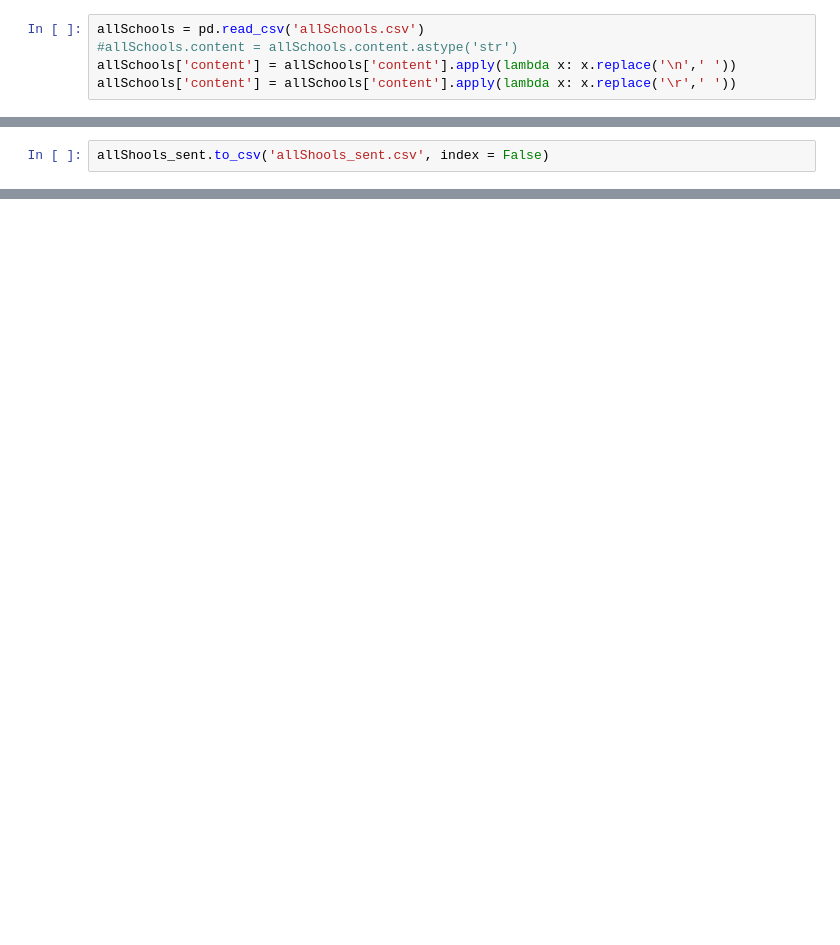
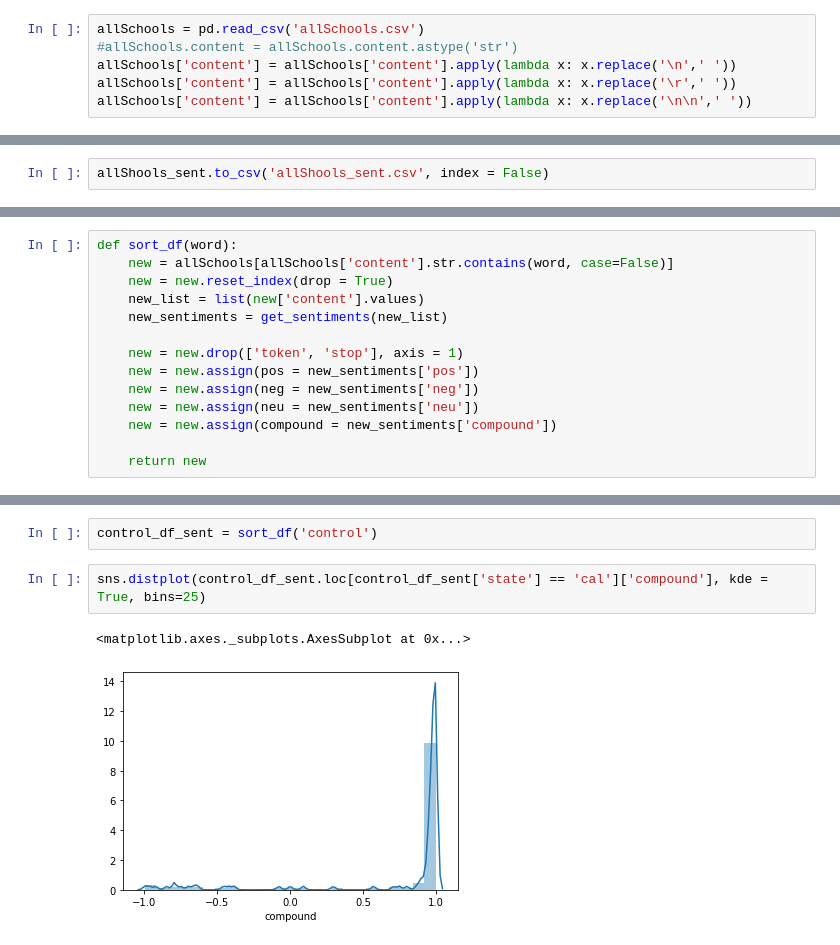
Before and after one commit to hasetia/Data-Science-Sentiment-Analysis-, a Jupyter notebook: Other Notebooks/Sentiments.ipynb, the cells around one changed output, grey strips where cells are left out. Saved outputs shown, nothing was run; the diff lists cells and outputs as text; blank space fills up the shorter version.

```diff
--- a/Other Notebooks/Sentiments.ipynb
+++ b/Other Notebooks/Sentiments.ipynb
@@ -19,6 +19,7 @@ allSchools = pd.read_csv('allSchools.csv')
 #allSchools.content = allSchools.content.astype('str')
 allSchools['content'] = allSchools['content'].apply(lambda x: x.replace('\n',' '))
 allSchools['content'] = allSchools['content'].apply(lambda x: x.replace('\r',' '))
+allSchools['content'] = allSchools['content'].apply(lambda x: x.replace('\n\n',' '))
 # %%
 # To fix the lookup error produced by this cell
 nltk.download('punkt')
@@ -178,0 +256,14 @@ allShools_sent.to_csv('allShools_sent.csv', index = False)
+# %%
+def sort_df(word):
+    new = allSchools[allSchools['content'].str.contains(word, case=False)]
+    new = new.reset_index(drop = True)
+    new_list = list(new['content'].values)
+    new_sentiments = get_sentiments(new_list)
+
+    new = new.drop(['token', 'stop'], axis = 1)
+    new = new.assign(pos = new_sentiments['pos'])
+    new = new.assign(neg = new_sentiments['neg'])
+    new = new.assign(neu = new_sentiments['neu'])
+    new = new.assign(compound = new_sentiments['compound'])
+
+    return new
@@ -178,0 +290,7 @@ allShools_sent.to_csv('allShools_sent.csv', index = False)
+# %%
+control_df_sent = sort_df('control')
+# %%
+sns.distplot(control_df_sent.loc[control_df_sent['state'] == 'cal']['compound'], kde = True, bins=25)
+# %% [output]
+<matplotlib.axes._subplots.AxesSubplot at 0x...>
+[figure, added]
```
Also changed, not shown: parts of 39 cells of this notebook.
